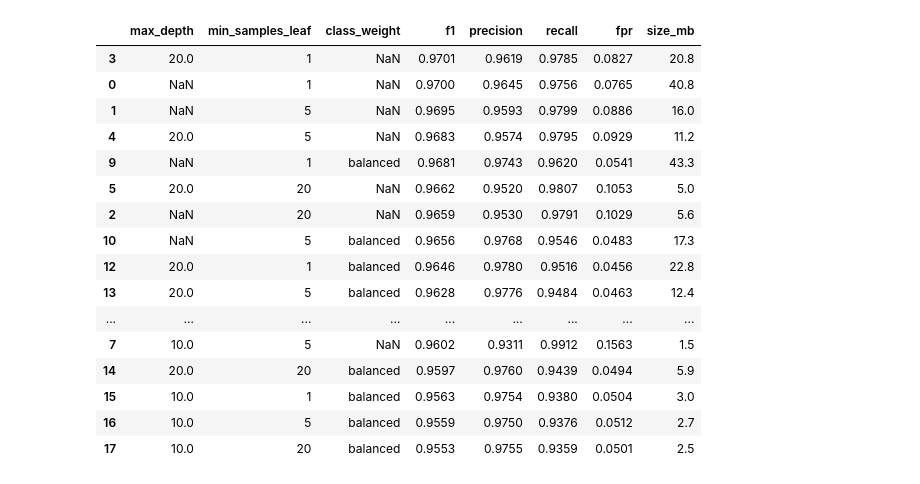
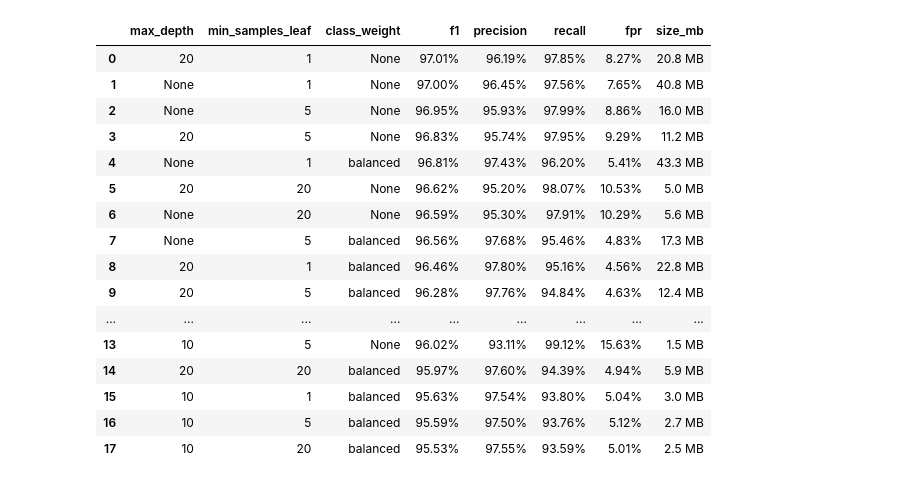
Before and after one commit to Abdullah-AboOun/CyberShield, a Jupyter notebook: notebooks/03_model_selection.ipynb, the cells around one changed output. Saved outputs shown, nothing was run; the diff lists cells and outputs as text; code cells hidden in the pictures.

```diff
--- a/notebooks/03_model_selection.ipynb
+++ b/notebooks/03_model_selection.ipynb
@@ -101,25 +165,39 @@ A **grid search** tries every combination: 3 × 3 × 2 = 18 forests (50 trees ea
 # %%
-from sklearn.model_selection import ParameterGrid
+rf_param_grid = ParameterGrid({
+    "max_depth": [None, 20, 10],
+    "min_samples_leaf": [1, 5, 20],
+    "class_weight": [None, "balanced"],
+})
 
-grid = ParameterGrid({"max_depth": [None, 20, 10], "min_samples_leaf": [1, 5, 20], "class_weight": [None, "balanced"]})
-rf_grid = table([run("random_forest", build_model(RandomForestClassifier(n_estimators=50, random_state=SEED, n_jobs=-1, **p)), **p)
-                 for p in grid])
-rf_grid.sort_values("f1", ascending=False)[["max_depth", "min_samples_leaf", "class_weight", "f1", "precision", "recall", "fpr", "size_mb"]]
+rf_rows = [
+    run_experiment(
+        "random_forest",
+        build_model(RandomForestClassifier(n_estimators=50, random_state=SEED, n_jobs=-1, **params)),
+        **params,
+    )
+    for params in rf_param_grid
+]
+
+format_results(
+    rf_rows,
+    cols=["max_depth", "min_samples_leaf", "class_weight", "f1", "precision", "recall", "fpr", "size_mb"],
+    sort_by="f1",
+)
 # %% [output]
 |  | max_depth | min_samples_leaf | class_weight | f1 | precision | recall | fpr | size_mb |
-| 3 | 20.0 | 1 | NaN | 0.9701 | 0.9619 | 0.9785 | 0.0827 | 20.8 |
-| 0 | NaN | 1 | NaN | 0.9700 | 0.9645 | 0.9756 | 0.0765 | 40.8 |
-| 1 | NaN | 5 | NaN | 0.9695 | 0.9593 | 0.9799 | 0.0886 | 16.0 |
-| 4 | 20.0 | 5 | NaN | 0.9683 | 0.9574 | 0.9795 | 0.0929 | 11.2 |
-| 9 | NaN | 1 | balanced | 0.9681 | 0.9743 | 0.9620 | 0.0541 | 43.3 |
-| 5 | 20.0 | 20 | NaN | 0.9662 | 0.9520 | 0.9807 | 0.1053 | 5.0 |
-| 2 | NaN | 20 | NaN | 0.9659 | 0.9530 | 0.9791 | 0.1029 | 5.6 |
-| 10 | NaN | 5 | balanced | 0.9656 | 0.9768 | 0.9546 | 0.0483 | 17.3 |
-| 12 | 20.0 | 1 | balanced | 0.9646 | 0.9780 | 0.9516 | 0.0456 | 22.8 |
-| 13 | 20.0 | 5 | balanced | 0.9628 | 0.9776 | 0.9484 | 0.0463 | 12.4 |
+| 0 | 20 | 1 | None | 97.01% | 96.19% | 97.85% | 8.27% | 20.8 MB |
+| 1 | None | 1 | None | 97.00% | 96.45% | 97.56% | 7.65% | 40.8 MB |
+| 2 | None | 5 | None | 96.95% | 95.93% | 97.99% | 8.86% | 16.0 MB |
+| 3 | 20 | 5 | None | 96.83% | 95.74% | 97.95% | 9.29% | 11.2 MB |
+| 4 | None | 1 | balanced | 96.81% | 97.43% | 96.20% | 5.41% | 43.3 MB |
+| 5 | 20 | 20 | None | 96.62% | 95.20% | 98.07% | 10.53% | 5.0 MB |
+| 6 | None | 20 | None | 96.59% | 95.30% | 97.91% | 10.29% | 5.6 MB |
+| 7 | None | 5 | balanced | 96.56% | 97.68% | 95.46% | 4.83% | 17.3 MB |
+| 8 | 20 | 1 | balanced | 96.46% | 97.80% | 95.16% | 4.56% | 22.8 MB |
+| 9 | 20 | 5 | balanced | 96.28% | 97.76% | 94.84% | 4.63% | 12.4 MB |
 | ... | ... | ... | ... | ... | ... | ... | ... | ... |
-| 7 | 10.0 | 5 | NaN | 0.9602 | 0.9311 | 0.9912 | 0.1563 | 1.5 |
-| 14 | 20.0 | 20 | balanced | 0.9597 | 0.9760 | 0.9439 | 0.0494 | 5.9 |
-| 15 | 10.0 | 1 | balanced | 0.9563 | 0.9754 | 0.9380 | 0.0504 | 3.0 |
-| 16 | 10.0 | 5 | balanced | 0.9559 | 0.9750 | 0.9376 | 0.0512 | 2.7 |
-| 17 | 10.0 | 20 | balanced | 0.9553 | 0.9755 | 0.9359 | 0.0501 | 2.5 |
+| 13 | 10 | 5 | None | 96.02% | 93.11% | 99.12% | 15.63% | 1.5 MB |
+| 14 | 20 | 20 | balanced | 95.97% | 97.60% | 94.39% | 4.94% | 5.9 MB |
+| 15 | 10 | 1 | balanced | 95.63% | 97.54% | 93.80% | 5.04% | 3.0 MB |
+| 16 | 10 | 5 | balanced | 95.59% | 97.50% | 93.76% | 5.12% | 2.7 MB |
+| 17 | 10 | 20 | balanced | 95.53% | 97.55% | 93.59% | 5.01% | 2.5 MB |
```
Also changed, not shown: parts of 18 cells of this notebook, 2 other files.
